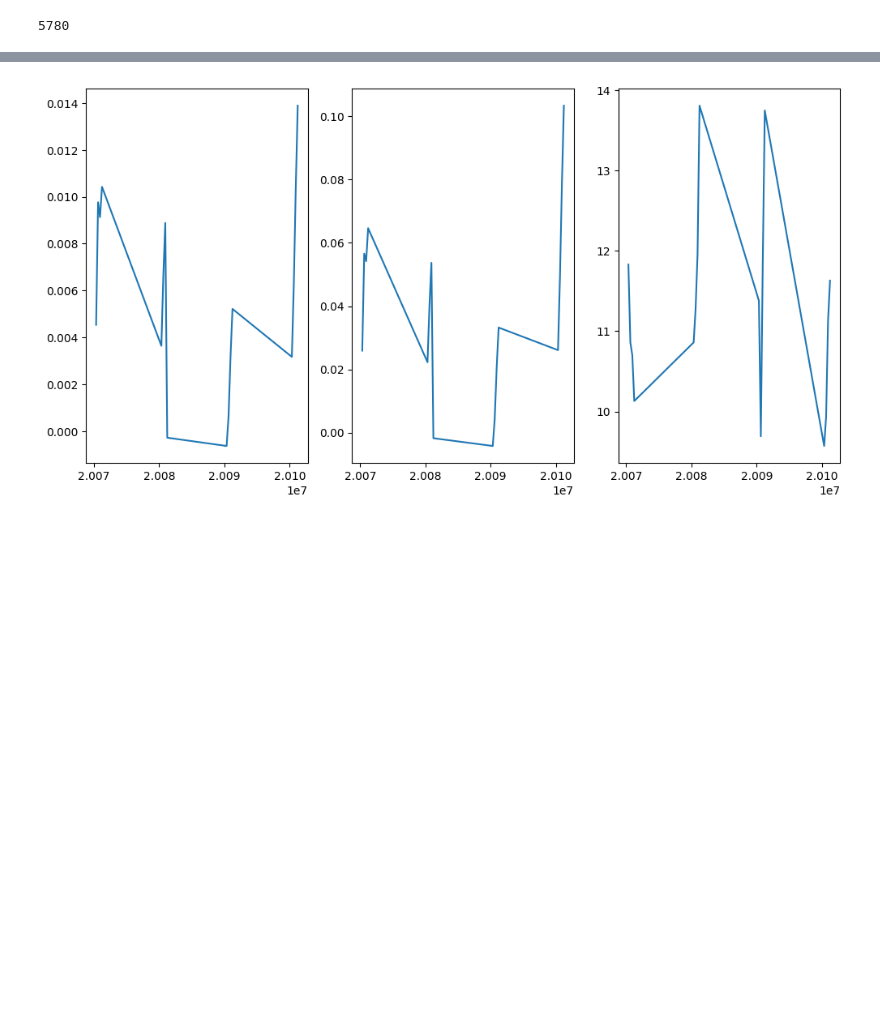
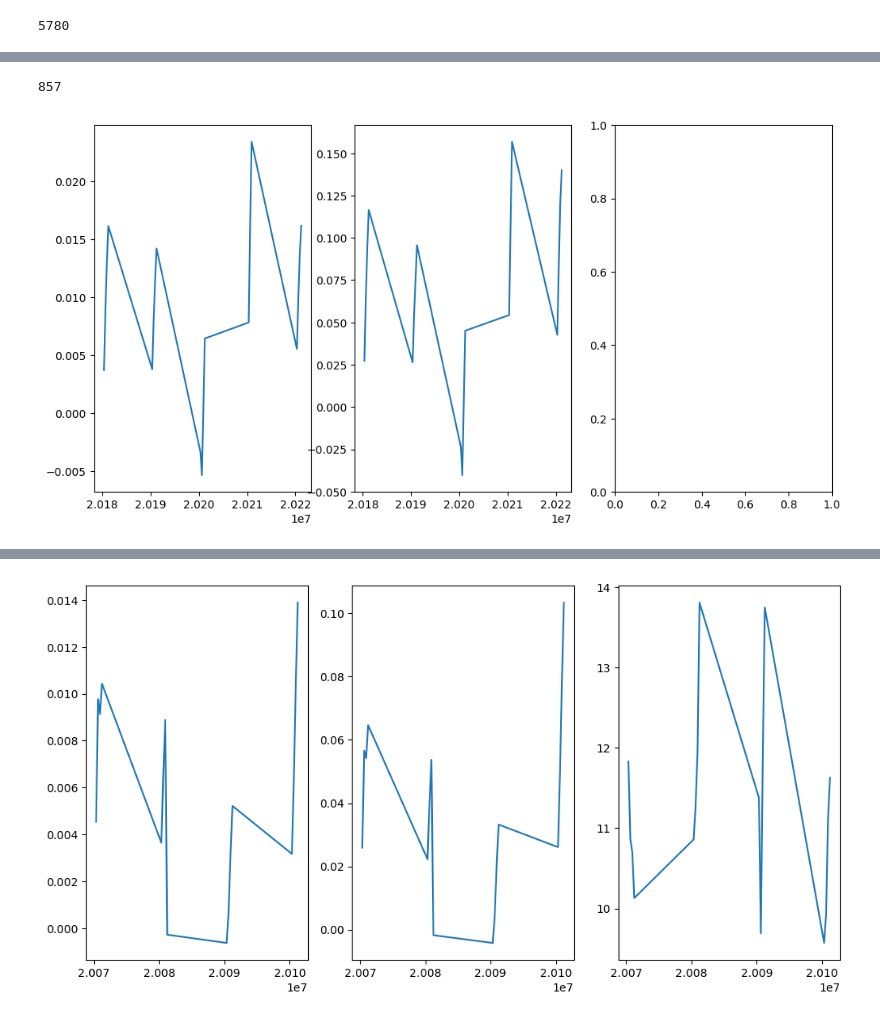
Before and after one commit to jmanacid1/DSE-Project, a Jupyter notebook: Visualize_Crash.ipynb, the cells around one changed output, grey strips where cells are left out. Drawn from its saved outputs; the diff is of its cells as text; code cells hidden in the pictures; blank space fills up the shorter version.

```diff
--- a/Visualize_Crash.ipynb
+++ b/Visualize_Crash.ipynb
@@ -4,6 +4,7 @@ import matplotlib.pyplot as plt
 import numpy as np
 # %%
 df = pd.read_csv('/Users/jacksonlipfert/Desktop/2007-2010_Bank_Data.csv')
+df2 = pd.read_csv('/Users/jacksonlipfert/Desktop/2018-2022_Bank_Data.csv')
 # %%
 len(set(df['ENTITY SHORT NAME: RSSD9010']))
 # %% [output]
@@ -20,3 +21,13 @@ df['return_on_assets'] = df['NET INCOME (LOSS): BHCK4340']/df['TOTAL ASSETS: BHC
 df['return_on_equity'] = df['NET INCOME (LOSS): BHCK4340'] / df['TOTAL EQUITY CAPITAL: BHCK3210']
 
 df['liquidity_ratio'] = (df['CASH AND BALANCES DUE FROM DEPOSITORY INSTITUTIONS: BHCP0010'].fillna(0) + df['TOTAL INVESTMENT SECURITIES - BOOK VALUE: BHSP0390'].fillna(0)) / df['TOTAL ASSETS: BHCK2170']
+# %%
+#df2['ENTITY SHORT NAME: RSSD9010'][df2['TIER 1 RISK-BASED CAPITAL RATIO: BHCK7206'].isna() == False]
+
+df2['non_performing_loan_ratio'] = (df2['TOTAL LOANS AND LEASE FINANCE RECEIVABLES: NONACCRUAL: BHCK1403'] + df2['TOTAL LOANS AND LEASE FINANCING RECEIVABLES: PAST DUE 30-89 DAYS AND STILL ACCRUING: BHCK1406']) / df2['TOTAL LOANS AND LEASES; NET OF UNEARNED INCOME: BHCK2122']
+
+df2['return_on_assets'] = df2['NET INCOME (LOSS): BHCK4340']/df2['TOTAL ASSETS: BHCK2170']
+
+df2['return_on_equity'] = df2['NET INCOME (LOSS): BHCK4340'] / df2['TOTAL EQUITY CAPITAL: BHCK3210']
+
+df2['liquidity_ratio'] = (df2['CASH AND BALANCES DUE FROM DEPOSITORY INSTITUTIONS: BHCP0010'].fillna(0) + df2['TOTAL INVESTMENT SECURITIES - BOOK VALUE: BHSP0390'].fillna(0)) / df2['TOTAL ASSETS: BHCK2170']
@@ -22,0 +42,35 @@ df['liquidity_ratio'] = (df['CASH AND BALANCES DUE FROM DEPOSITORY INSTITUTIONS:
+# %%
+#Find the HCs that have data for all quarters
+
+quarters = set(df['REPORTING DATE (CC;YR;MO;DA): RSSD9999'])
+
+def check_quarters(df,bank,quarters):
+    HC_df = df[['ENTITY SHORT NAME: RSSD9010','REPORTING DATE (CC;YR;MO;DA): RSSD9999']][df['ENTITY SHORT NAME: RSSD9010'] == bank]
+    HC_quarters = set(HC_df['REPORTING DATE (CC;YR;MO;DA): RSSD9999'])
+    #print(HC_quarters)
+    if HC_quarters == quarters:
+        return True
+    else:
+        return False
+
+full_quarter_banks = []
+
+for bank in set(df['ENTITY SHORT NAME: RSSD9010']):
+    if check_quarters(df,bank,quarters):
+        full_quarter_banks.append(bank)
+
+print(len(full_quarter_banks))
+# %% [output]
+857
+# %%
+columns_we_want = ['return_on_assets','return_on_equity','non_performing_loan_ratio','REPORTING DATE (CC;YR;MO;DA): RSSD9999']
+values = ['return_on_assets','return_on_equity','non_performing_loan_ratio']
+vis_df = df2[columns_we_want][df2['ENTITY SHORT NAME: RSSD9010'] == 'CAPITAL ONE FC']
+
+fig, axes = plt.subplots(ncols=3, figsize = (12,6))
+axes[0].plot(vis_df['REPORTING DATE (CC;YR;MO;DA): RSSD9999'], vis_df['return_on_assets'])
+axes[1].plot(vis_df['REPORTING DATE (CC;YR;MO;DA): RSSD9999'], vis_df['return_on_equity'])
+#axes[2].plot(vis_df['REPORTING DATE (CC;YR;MO;DA): RSSD9999'], vis_df['TIER 1 RISK-BASED CAPITAL RATIO: BHCK7206'])
+plt.show()
+# %% [output]
+[figure, added]
```
Also changed, not shown: parts of 2 cells of this notebook.
